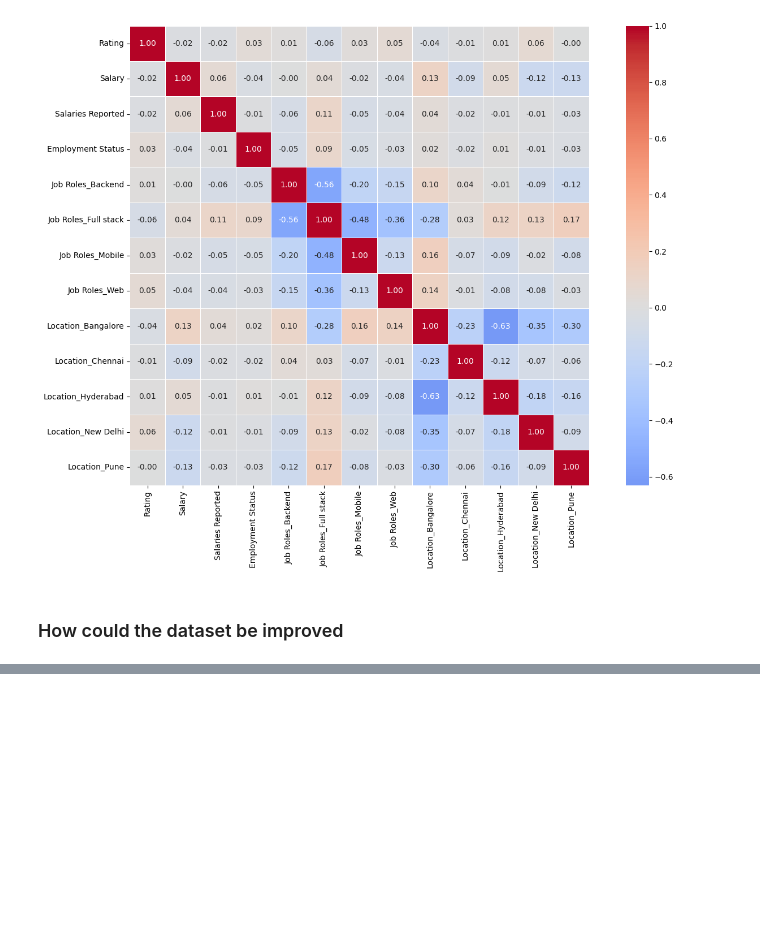
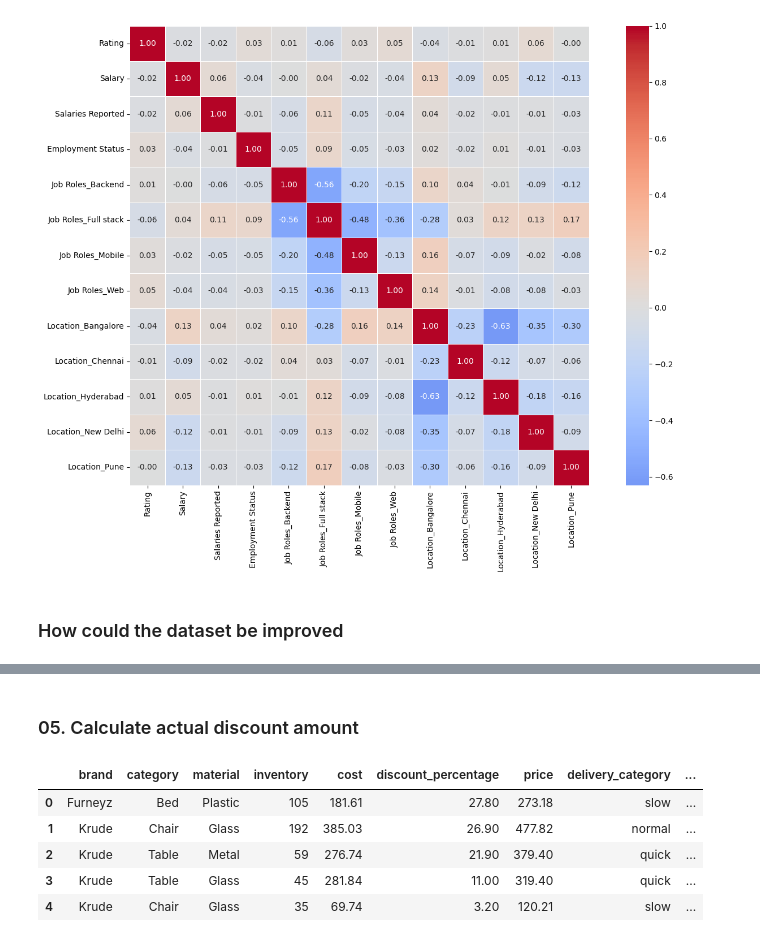
Before and after one commit to savinduthathsara-design/dataanalyticsexercises, a Jupyter notebook: Exercisesset02.ipynb, the cells around one changed output, grey strips where cells are left out. Saved outputs shown, nothing was run; the diff lists cells and outputs as text; code cells hidden in the pictures; blank space fills up the shorter version.

```diff
--- a/Exercisesset02.ipynb
+++ b/Exercisesset02.ipynb
@@ -742,0 +837,4 @@ plt.tight_layout()
+# %%
+# remove delivery days column
+df = df.drop(columns = ["delivery_days"])
+df.head()
@@ -742,0 +848,15 @@ plt.tight_layout()
+# %% [markdown]
+### 05. Calculate actual discount amount
+# %%
+# create discount formula
+discount_formula = df["price"] * df["discount_percentage"] / 100
+df["discount_amount"] = discount_formula.round(2)
+
+df.head()
+# %% [output]
+|  | brand | category | material | inventory | cost | discount_percentage | price | delivery_category | ... |
+| 0 | Furneyz | Bed | Plastic | 105 | 181.61 | 27.80 | 273.18 | slow | ... |
+| 1 | Krude | Chair | Glass | 192 | 385.03 | 26.90 | 477.82 | normal | ... |
+| 2 | Krude | Table | Metal | 59 | 276.74 | 21.90 | 379.40 | quick | ... |
+| 3 | Krude | Table | Glass | 45 | 281.84 | 11.00 | 319.40 | quick | ... |
+| 4 | Krude | Chair | Glass | 35 | 69.74 | 3.20 | 120.21 | slow | ... |
```
Also changed, not shown: parts of 27 cells of this notebook, 1 other file.
